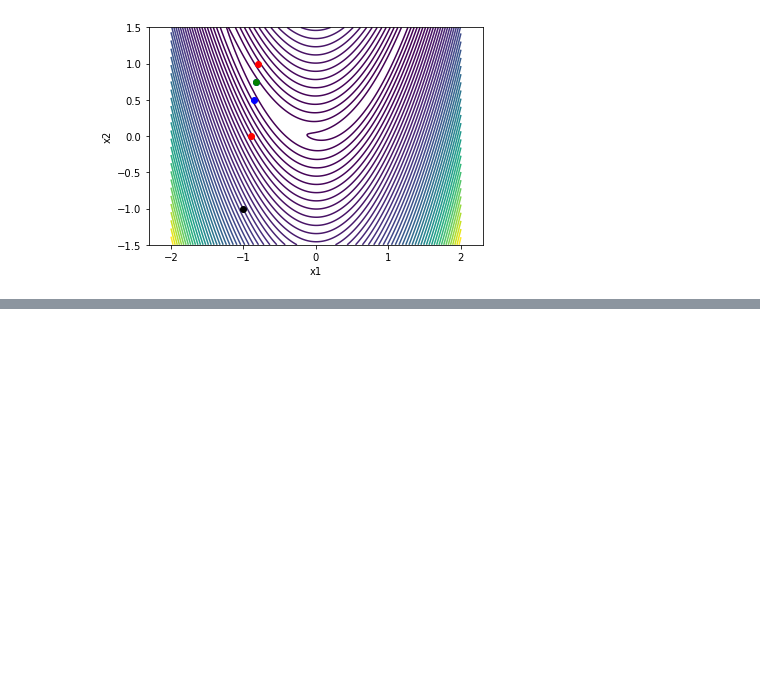
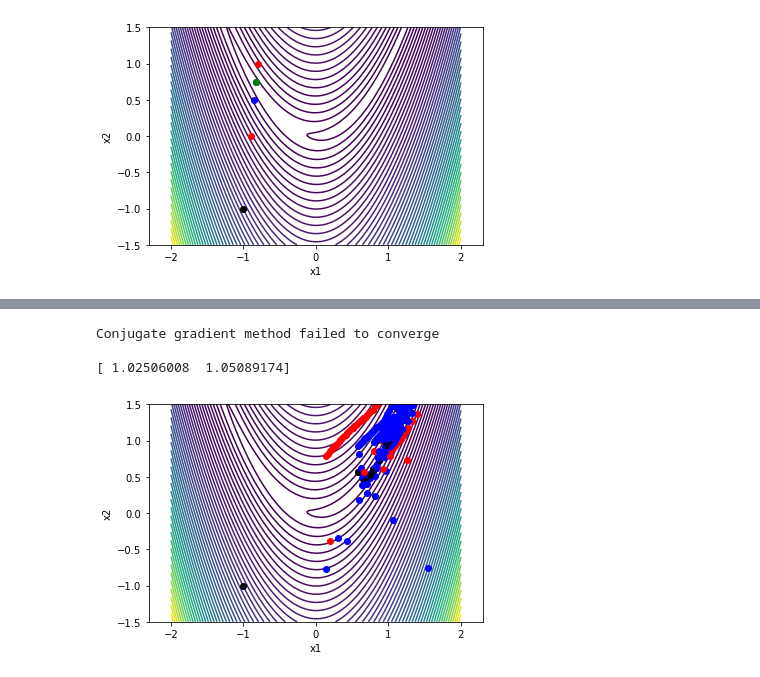
Before and after one commit to gjkennedy/ae6310, a Jupyter notebook: Line Search Methods.ipynb, the cells around one changed output, grey strips where cells are left out. Cells and saved outputs as stored; diff of their text form; code cells hidden in the pictures; blank space fills up the shorter version.

```diff
--- a/Line Search Methods.ipynb
+++ b/Line Search Methods.ipynb
@@ -439,0 +525,70 @@ Zoom: Wolfe conditions satisfied
+# %%
+def conjugate_gradient(x0, func, grad_func,
+                       c1=1e-3, c2=0.9, eps=1e-6,
+                       max_iters=2500, line_search_type='strong Wolfe'):
+    '''
+    Solve an unconstrained optimization problem using the Fletcher-Reeves
+    conjugate gradient method
+
+    input:
+    x0:         the starting point
+    func:       a function pointer to f(x)
+    grad_func:  a function pointer to the gradient of f(x)
+    c1:         sufficient decrease parameter
+    c2:         curvature condition parameter
+    eps:        stopping tolerance such that ||grad f(x)|| < eps
+    max_iters:  maximum number of iterations before we give up
+    '''
+    # Make sure we are using a np array
+    x = np.array(x0)
+    grad_prev = np.zeros(x.shape)
+    p_prev = np.zeros(x.shape)
+
+    for i in range(max_iters):
+        grad = grad_func(x)
+
+        # Check the norm of the gradient
+        if np.sqrt(np.dot(grad, grad)) < eps:
+            print('Conjugate gradient method found a first-order point\n')
+            return x
+
+        if i > 0:
+            beta = np.dot(grad, grad)/np.dot(grad_prev, grad_prev)
+            pk = -grad + beta*p_prev
+        else:
+            pk = -grad
+
+        # Check if we have a descent direction. If not revert to the
+        # steepest descent method.
+        if np.dot(pk, grad) >= 0.0:
+            pk = -grad
+
+        if line_search_type == 'strong Wolfe':
+            alpha = strong_wolfe(func, grad_func, x, pk, c1=c1, c2=c2)
+        else:
+            alpha = backtrack(func, grad_func, x, pk, c1=c1)
+        x += alpha*pk
+
+        # Save the previous information
+        grad_prev[:] = grad[:]
+        p_prev[:] = pk[:]
+
+    print('Conjugate gradient method failed to converge\n')
+    return x
+
+# Create a contour plot
+contour_plot(rosen)
+
+# Perform a backtracking line search
+x0 = [-1.0, -1.0]
+xstar = conjugate_gradient(x0, rosen, rosen_grad, c2=0.1, max_iters=100)
+print(xstar)
+
+plt.xlim(-2, 2)
+plt.ylim(-1.5, 1.5)
+plt.show()
+# %% [output]
+Conjugate gradient method failed to converge
+
+[ 1.02506008  1.05089174]
+[figure, added]
```
Also changed, not shown: parts of 3 cells of this notebook, 2 other files.
